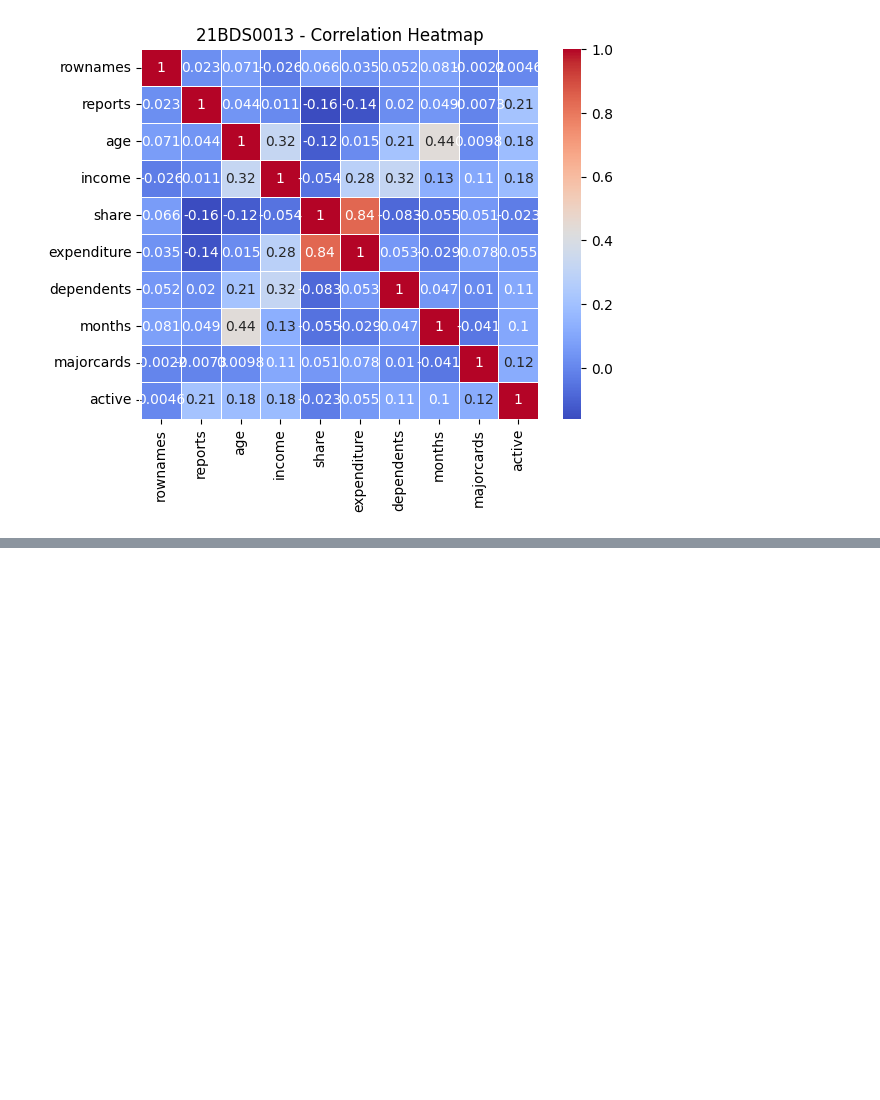
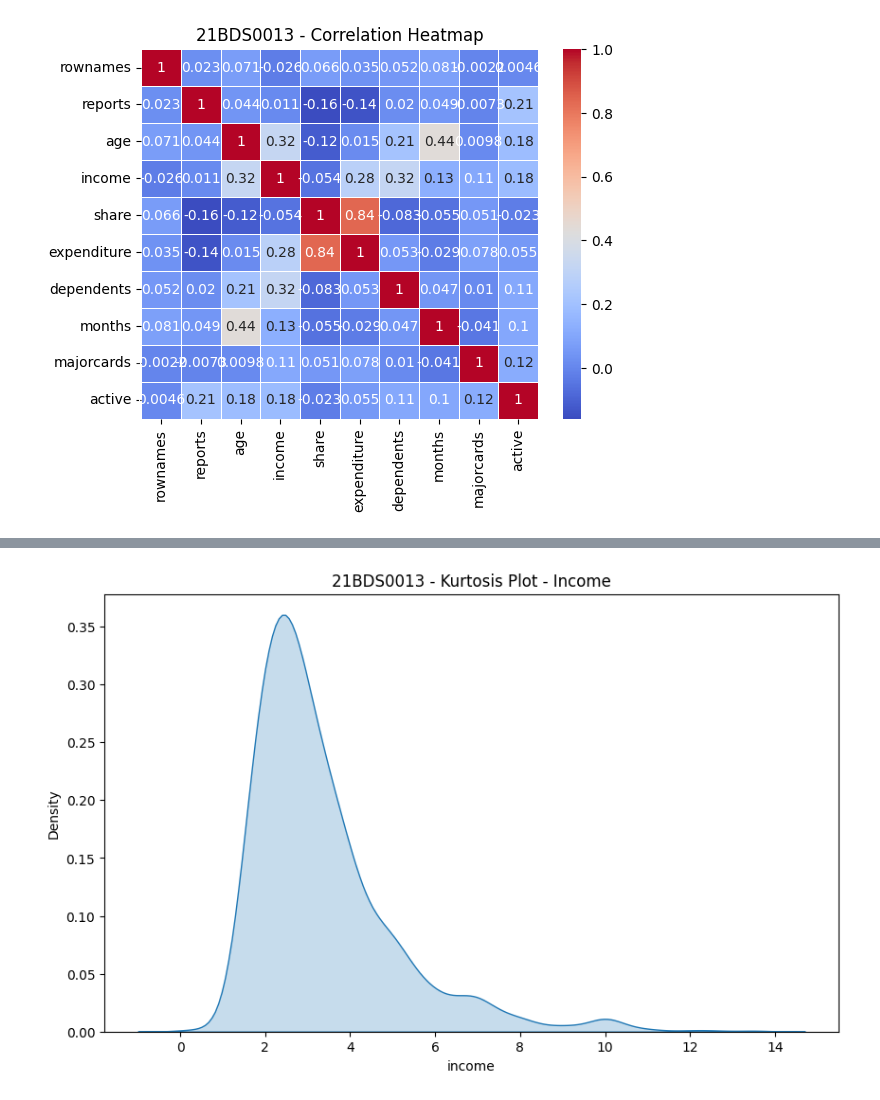
Before and after one commit to harshrjain/EDA, a Jupyter notebook: 21BDS0013.ipynb, the cells around one changed output, grey strips where cells are left out. Cells and saved outputs as stored; diff of their text form; code cells hidden in the pictures; blank space fills up the shorter version.

```diff
--- a/21BDS0013.ipynb
+++ b/21BDS0013.ipynb
@@ -545,0 +601,10 @@ plt.show()
+# %%
+#2. Kurtosis Plot
+plt.figure(figsize=(10, 6))
+sns.kdeplot(df[num_col], fill=True)
+plt.title("21BDS0013 - Kurtosis Plot - Income")
+plt.xlabel(num_col)
+plt.ylabel("Density")
+plt.show()
+# %% [output]
+[figure, added]
```
Also changed, not shown: parts of 10 cells of this notebook.
